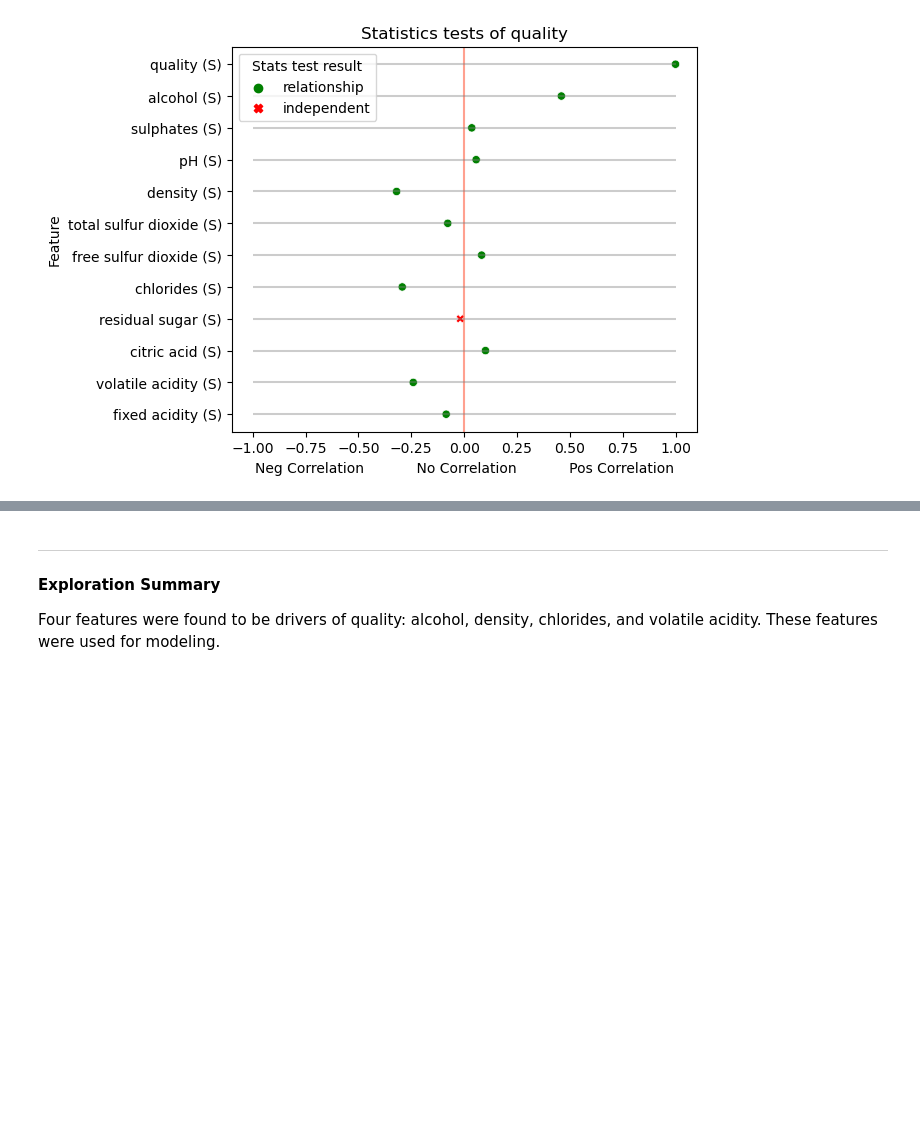
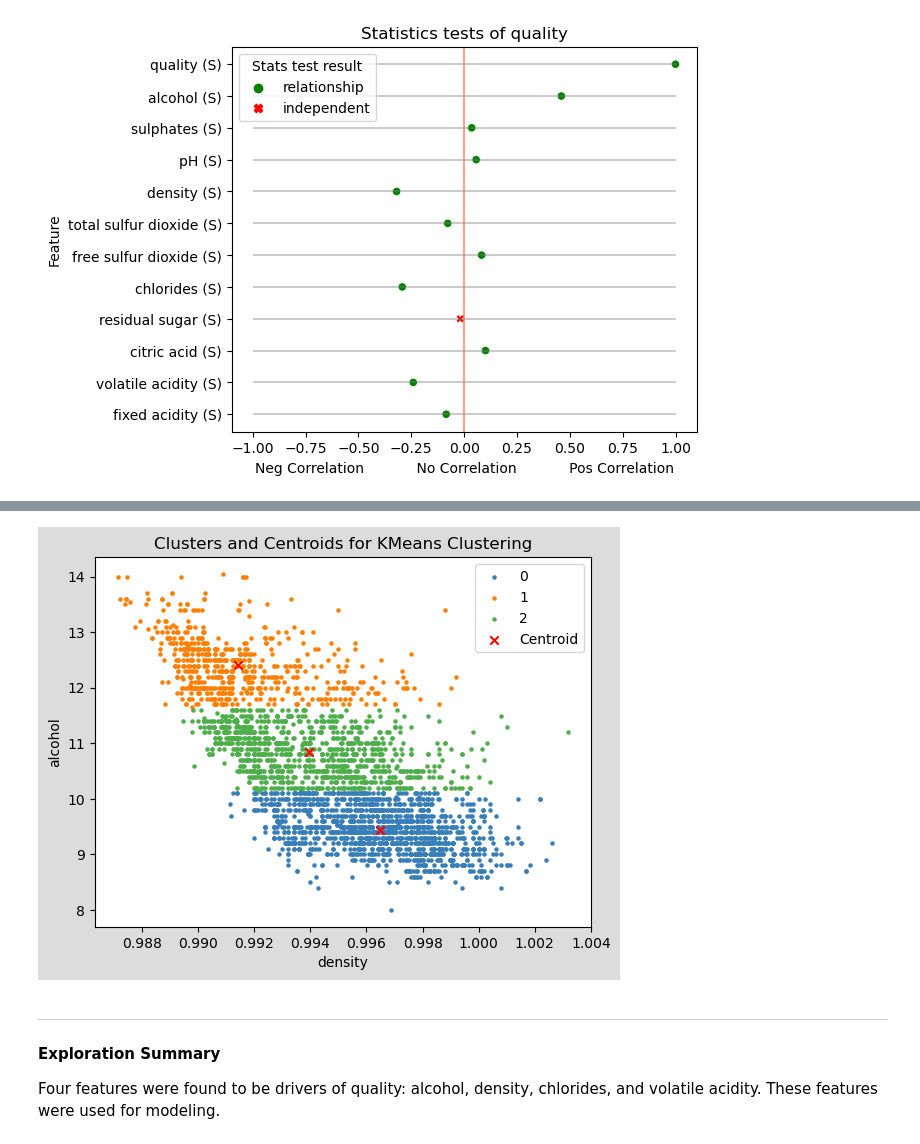
Before and after one commit to pour-choices/wine_clustering_project, a Jupyter notebook: blind_tastings.ipynb, the cells around one changed output, grey strips where cells are left out. Cells and saved outputs as stored; diff of their text form; code cells hidden in the pictures; blank space fills up the shorter version.

```diff
--- a/blind_tastings.ipynb
+++ b/blind_tastings.ipynb
@@ -42,3 +54,9 @@ e.correlation_test(train, 'quality')
+# %%
+#calling function from explore module
+
+e.display_clusters(train, ['density' , 'alcohol'])
+# %% [output]
+[figure, added]
 # %% [markdown]
 - - -
 #### Exploration Summary
```
Also changed, not shown: parts of 13 cells of this notebook.
